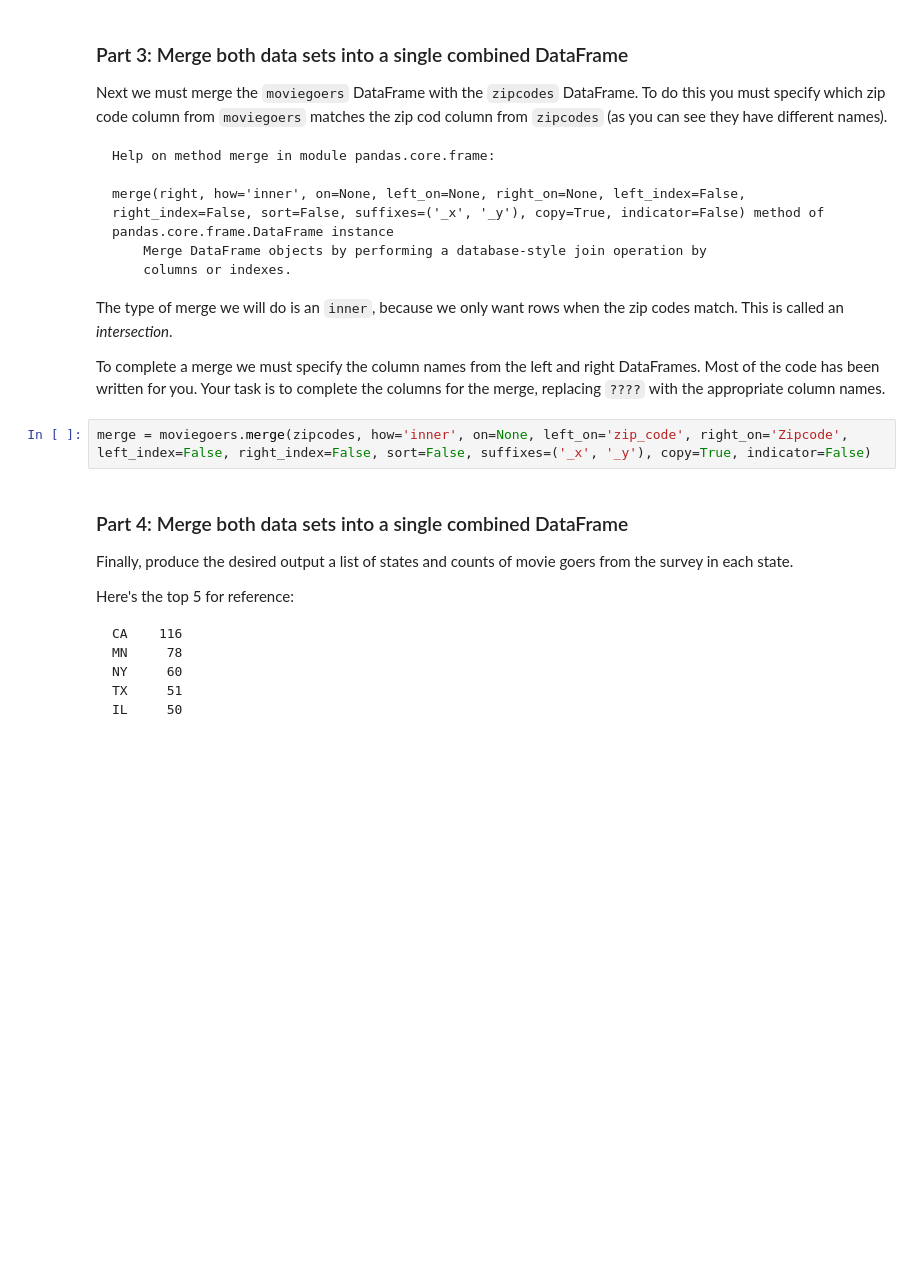
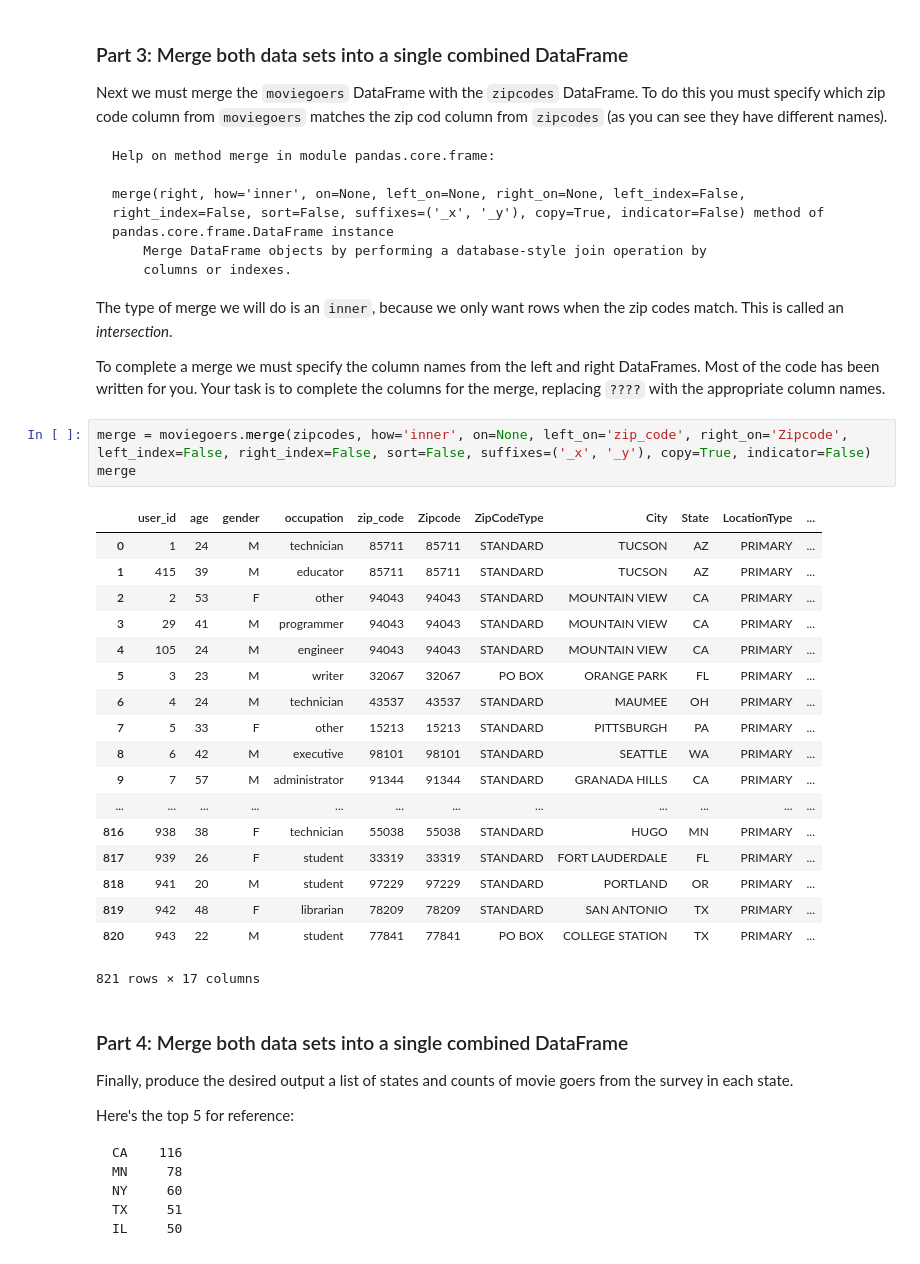
Before and after one commit to atngu101/Final-Project-256, a Jupyter notebook: content/lessons/12/Now-You-Code/NYC2-Movie-Goers-Zipcode-Lookup.ipynb, the cells around one changed output. Saved outputs shown, nothing was run; the diff lists cells and outputs as text; blank space fills up the shorter version.

```diff
--- a/content/lessons/12/Now-You-Code/NYC2-Movie-Goers-Zipcode-Lookup.ipynb
+++ b/content/lessons/12/Now-You-Code/NYC2-Movie-Goers-Zipcode-Lookup.ipynb
@@ -70,6 +70,26 @@ The type of merge we will do is an `inner`, because we only want rows when the z
 To complete a merge we must specify the column names from the left and right DataFrames.  Most of the code has been written for you. Your task is to complete the columns for the merge, replacing `????` with the appropriate column names.
 # %%
 merge = moviegoers.merge(zipcodes, how='inner', on=None, left_on='zip_code', right_on='Zipcode', left_index=False, right_index=False, sort=False, suffixes=('_x', '_y'), copy=True, indicator=False)
+merge
+# %% [output]
+|  | user_id | age | gender | occupation | zip_code | Zipcode | ZipCodeType | City | State | LocationType | ... |
+| 0 | 1 | 24 | M | technician | 85711 | 85711 | STANDARD | TUCSON | AZ | PRIMARY | ... |
+| 1 | 415 | 39 | M | educator | 85711 | 85711 | STANDARD | TUCSON | AZ | PRIMARY | ... |
+| 2 | 2 | 53 | F | other | 94043 | 94043 | STANDARD | MOUNTAIN VIEW | CA | PRIMARY | ... |
+| 3 | 29 | 41 | M | programmer | 94043 | 94043 | STANDARD | MOUNTAIN VIEW | CA | PRIMARY | ... |
+| 4 | 105 | 24 | M | engineer | 94043 | 94043 | STANDARD | MOUNTAIN VIEW | CA | PRIMARY | ... |
+| 5 | 3 | 23 | M | writer | 32067 | 32067 | PO BOX | ORANGE PARK | FL | PRIMARY | ... |
+| 6 | 4 | 24 | M | technician | 43537 | 43537 | STANDARD | MAUMEE | OH | PRIMARY | ... |
+| 7 | 5 | 33 | F | other | 15213 | 15213 | STANDARD | PITTSBURGH | PA | PRIMARY | ... |
+| 8 | 6 | 42 | M | executive | 98101 | 98101 | STANDARD | SEATTLE | WA | PRIMARY | ... |
+| 9 | 7 | 57 | M | administrator | 91344 | 91344 | STANDARD | GRANADA HILLS | CA | PRIMARY | ... |
+| ... | ... | ... | ... | ... | ... | ... | ... | ... | ... | ... | ... |
+| 816 | 938 | 38 | F | technician | 55038 | 55038 | STANDARD | HUGO | MN | PRIMARY | ... |
+| 817 | 939 | 26 | F | student | 33319 | 33319 | STANDARD | FORT LAUDERDALE | FL | PRIMARY | ... |
+| 818 | 941 | 20 | M | student | 97229 | 97229 | STANDARD | PORTLAND | OR | PRIMARY | ... |
+| 819 | 942 | 48 | F | librarian | 78209 | 78209 | STANDARD | SAN ANTONIO | TX | PRIMARY | ... |
+| 820 | 943 | 22 | M | student | 77841 | 77841 | PO BOX | COLLEGE STATION | TX | PRIMARY | ... |
+821 rows × 17 columns
 # %% [markdown]
 ### Part 4: Merge both data sets into a single combined DataFrame
 
```
Also changed, not shown: parts of 2 cells of this notebook.
